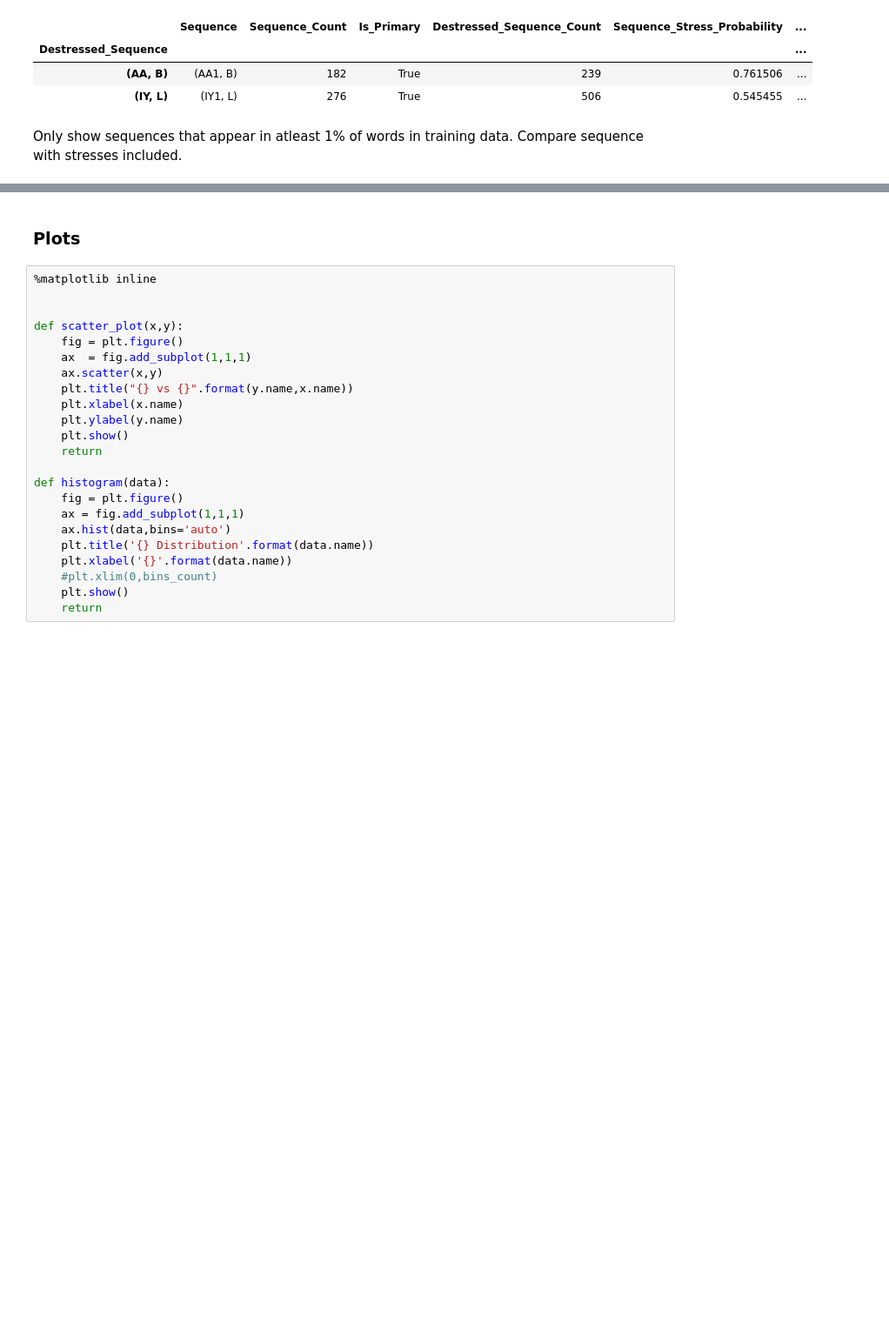
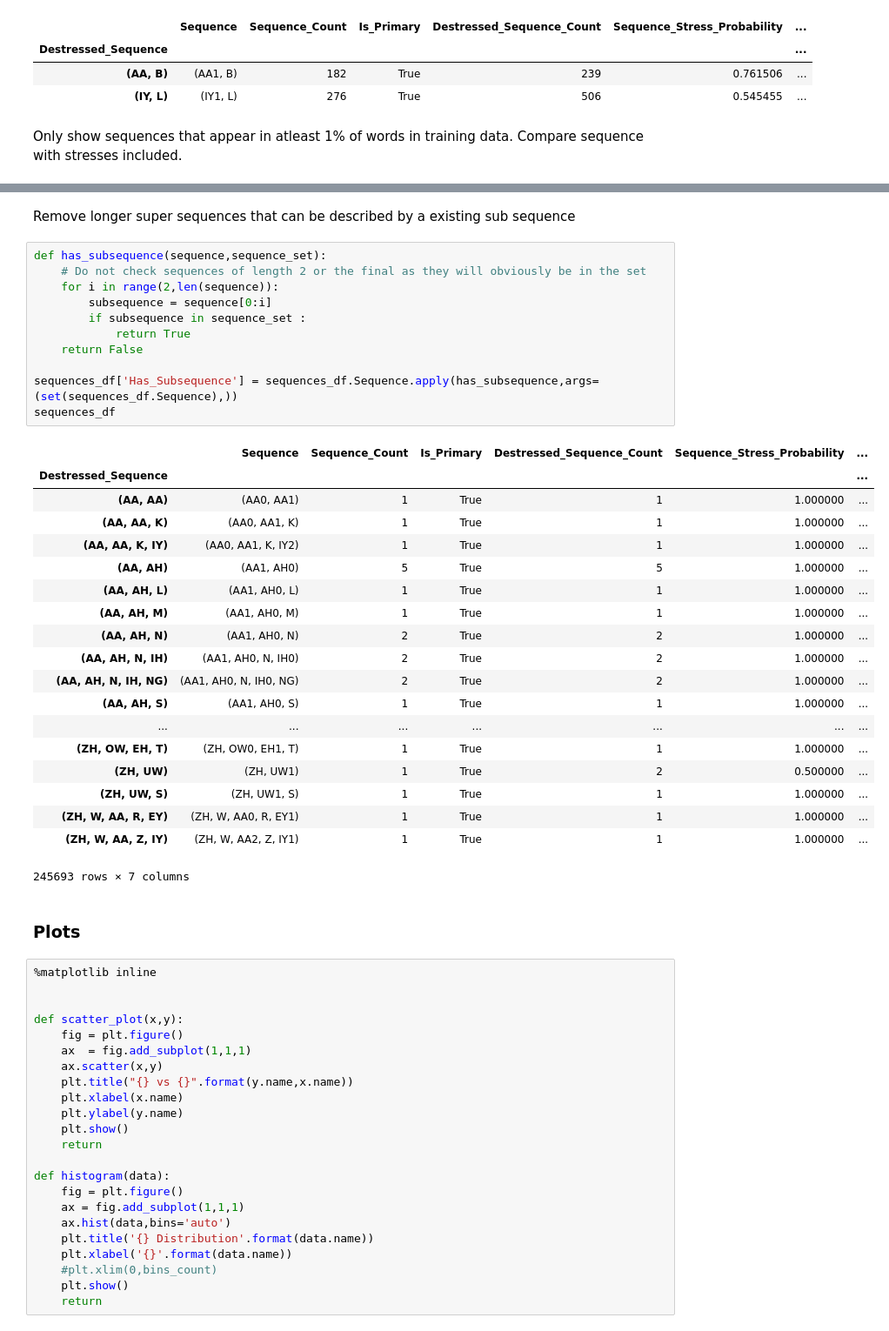
Before and after one commit to EvaLiu11/COMP9318_Proj, a Jupyter notebook: COMP9318_Project Exploration.ipynb, the cells around one changed output, grey strips where cells are left out. Shown at 87% size. Drawn from its saved outputs; the diff is of its cells as text; blank space fills up the shorter version.

```diff
--- a/COMP9318_Project Exploration.ipynb
+++ b/COMP9318_Project Exploration.ipynb
@@ -169,3 +191,36 @@ sequences_df.query('Is_Primary == True').sort_values(by='Sequence_Count',ascendi
+# %% [markdown]
+Remove longer super sequences that can be described by a existing sub sequence
+# %%
+def has_subsequence(sequence,sequence_set):
+    # Do not check sequences of length 2 or the final as they will obviously be in the set
+    for i in range(2,len(sequence)):
+        subsequence = sequence[0:i]
+        if subsequence in sequence_set :
+            return True
+    return False
+
+sequences_df['Has_Subsequence'] = sequences_df.Sequence.apply(has_subsequence,args=(set(sequences_df.Sequence),))
+sequences_df
+# %% [output]
+|  | Sequence | Sequence_Count | Is_Primary | Destressed_Sequence_Count | Sequence_Stress_Probability | ... |
+| Destressed_Sequence |  |  |  |  |  | ... |
+| (AA, AA) | (AA0, AA1) | 1 | True | 1 | 1.000000 | ... |
+| (AA, AA, K) | (AA0, AA1, K) | 1 | True | 1 | 1.000000 | ... |
+| (AA, AA, K, IY) | (AA0, AA1, K, IY2) | 1 | True | 1 | 1.000000 | ... |
+| (AA, AH) | (AA1, AH0) | 5 | True | 5 | 1.000000 | ... |
+| (AA, AH, L) | (AA1, AH0, L) | 1 | True | 1 | 1.000000 | ... |
+| (AA, AH, M) | (AA1, AH0, M) | 1 | True | 1 | 1.000000 | ... |
+| (AA, AH, N) | (AA1, AH0, N) | 2 | True | 2 | 1.000000 | ... |
+| (AA, AH, N, IH) | (AA1, AH0, N, IH0) | 2 | True | 2 | 1.000000 | ... |
+| (AA, AH, N, IH, NG) | (AA1, AH0, N, IH0, NG) | 2 | True | 2 | 1.000000 | ... |
+| (AA, AH, S) | (AA1, AH0, S) | 1 | True | 1 | 1.000000 | ... |
+| ... | ... | ... | ... | ... | ... | ... |
+| (ZH, OW, EH, T) | (ZH, OW0, EH1, T) | 1 | True | 1 | 1.000000 | ... |
+| (ZH, UW) | (ZH, UW1) | 1 | True | 2 | 0.500000 | ... |
+| (ZH, UW, S) | (ZH, UW1, S) | 1 | True | 1 | 1.000000 | ... |
+| (ZH, W, AA, R, EY) | (ZH, W, AA0, R, EY1) | 1 | True | 1 | 1.000000 | ... |
+| (ZH, W, AA, Z, IY) | (ZH, W, AA2, Z, IY1) | 1 | True | 1 | 1.000000 | ... |
+245693 rows × 7 columns
 # %% [markdown]
 ### Plots
 # %%
```
Also changed, not shown: parts of 3 cells of this notebook, 2 other files.
